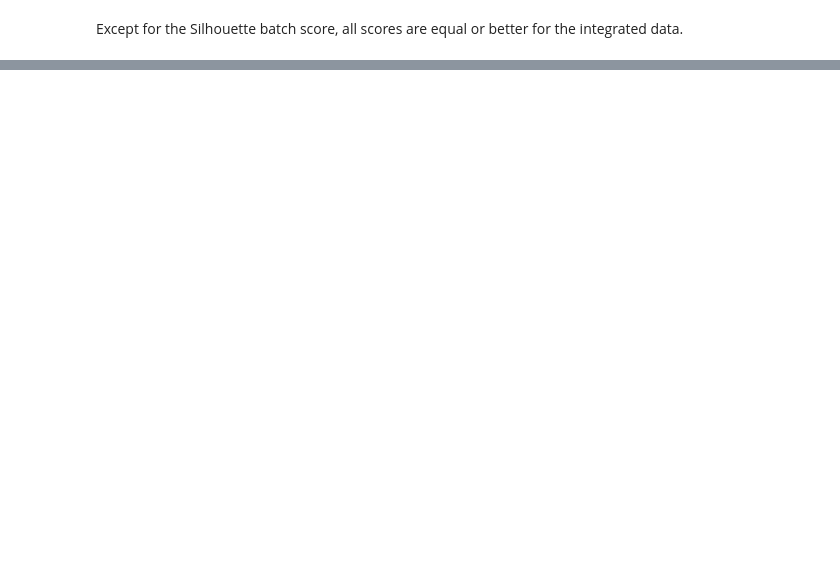
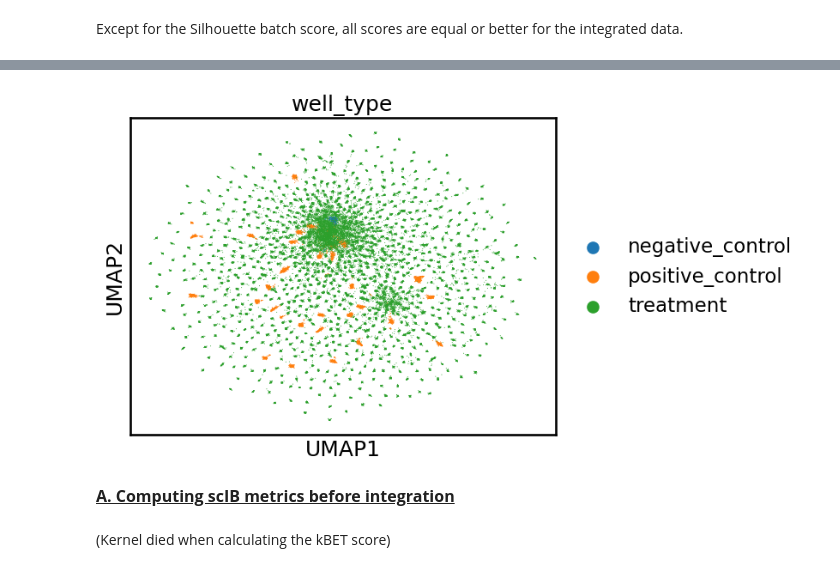
Before and after one commit to mBiocoder/batch_correction_cellpainting, a Jupyter notebook: notebooks/scib/rxrx1_scib_metrics_integration.ipynb, the cells around one changed output, grey strips where cells are left out. Saved outputs shown, nothing was run; the diff lists cells and outputs as text; code cells hidden in the pictures; blank space fills up the shorter version.

```diff
--- a/notebooks/scib/rxrx1_scib_metrics_integration.ipynb
+++ b/notebooks/scib/rxrx1_scib_metrics_integration.ipynb
@@ -300,0 +302,10 @@ After integration we can see that the data overall still clusters by siRNA. When
+# %%
+sc.pp.neighbors(huvec, n_neighbors=15, use_rep = "X")
+sc.tl.umap(huvec)
+sc.pl.umap(huvec, color= "well_type")
+# %% [output]
+[figure, added]
+# %% [markdown]
+<font size="3"> **<u> A.  Computing scIB metrics before integration</u>** </font> <a class="anchor" id="whole1"></a>
+# %% [markdown]
+(Kernel died when calculating the kBET score)
```
Also changed, not shown: parts of 39 cells of this notebook.
